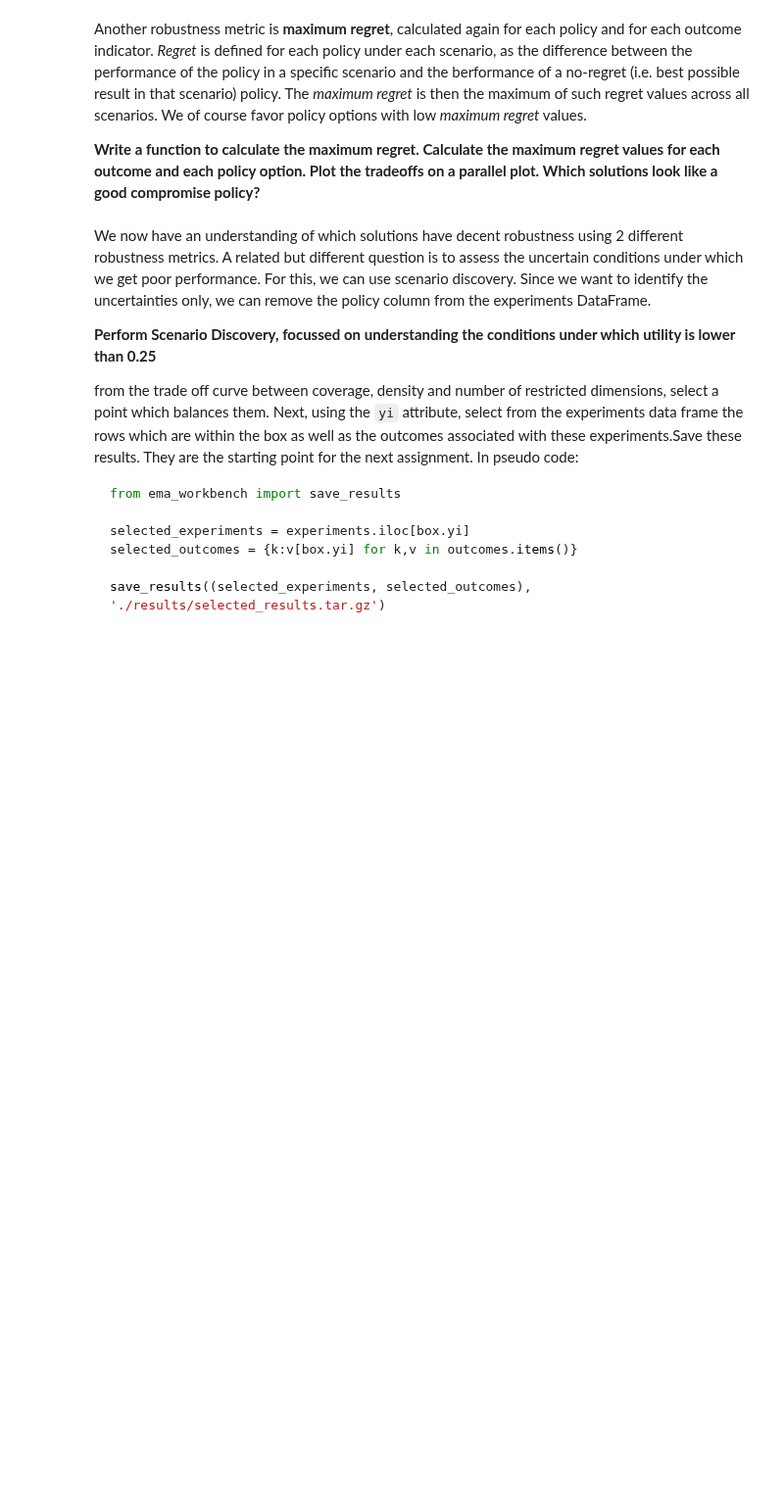
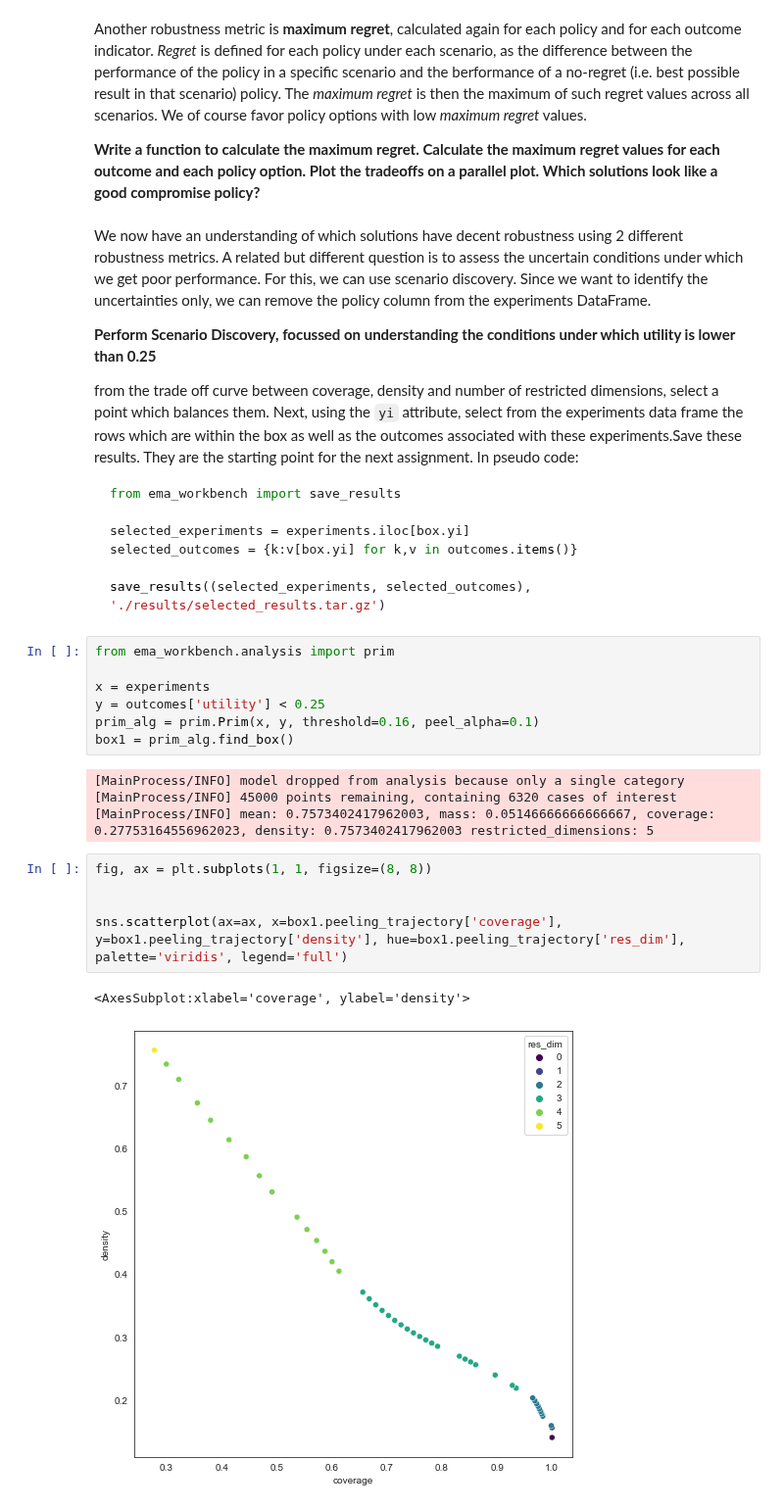
Before and after one commit to tamarvooijs/MBDM, a Jupyter notebook: Week 5-6 - robustness and direct search/assignment 8 - MORDM-Copy1.ipynb, the cells around one changed output. Shown at 98% size. Cells and saved outputs as stored; diff of their text form; blank space fills up the shorter version.

Commit message:
Finish assignment 8 for necessary info for assignment 9

````diff
--- a/Week 5-6 - robustness and direct search/assignment 8 - MORDM-Copy1.ipynb
+++ b/Week 5-6 - robustness and direct search/assignment 8 - MORDM-Copy1.ipynb
@@ -400,3 +362,22 @@ selected_outcomes = {k:v[box.yi] for k,v in outcomes.items()}
 
 save_results((selected_experiments, selected_outcomes), './results/selected_results.tar.gz')
 ```
+# %%
+from ema_workbench.analysis import prim
+
+x = experiments
+y = outcomes['utility'] < 0.25
+prim_alg = prim.Prim(x, y, threshold=0.16, peel_alpha=0.1)
+box1 = prim_alg.find_box()
+# %% [output]
+[MainProcess/INFO] model dropped from analysis because only a single category
+[MainProcess/INFO] 45000 points remaining, containing 6320 cases of interest
+[MainProcess/INFO] mean: 0.7573402417962003, mass: 0.05146666666666667, coverage: 0.27753164556962023, density: 0.7573402417962003 restricted_dimensions: 5
+# %%
+fig, ax = plt.subplots(1, 1, figsize=(8, 8))
+
+
+sns.scatterplot(ax=ax, x=box1.peeling_trajectory['coverage'], y=box1.peeling_trajectory['density'], hue=box1.peeling_trajectory['res_dim'], palette='viridis', legend='full')
+# %% [output]
+<AxesSubplot:xlabel='coverage', ylabel='density'>
+[figure, added]
````
Also changed, not shown: parts of 22 cells of this notebook, 2 other files.
